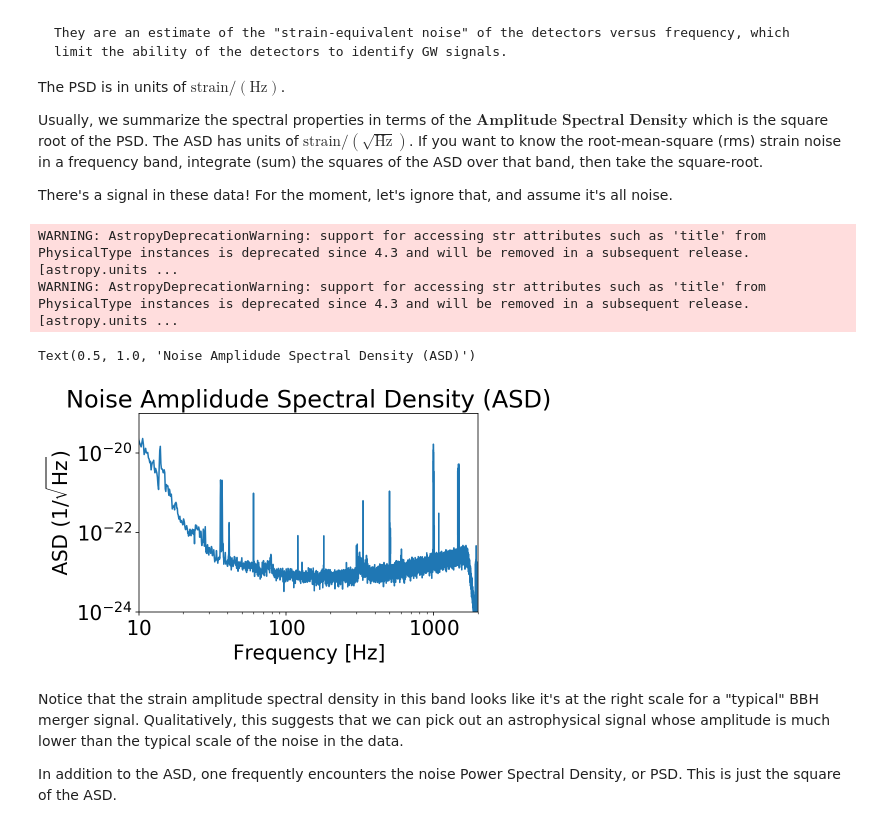
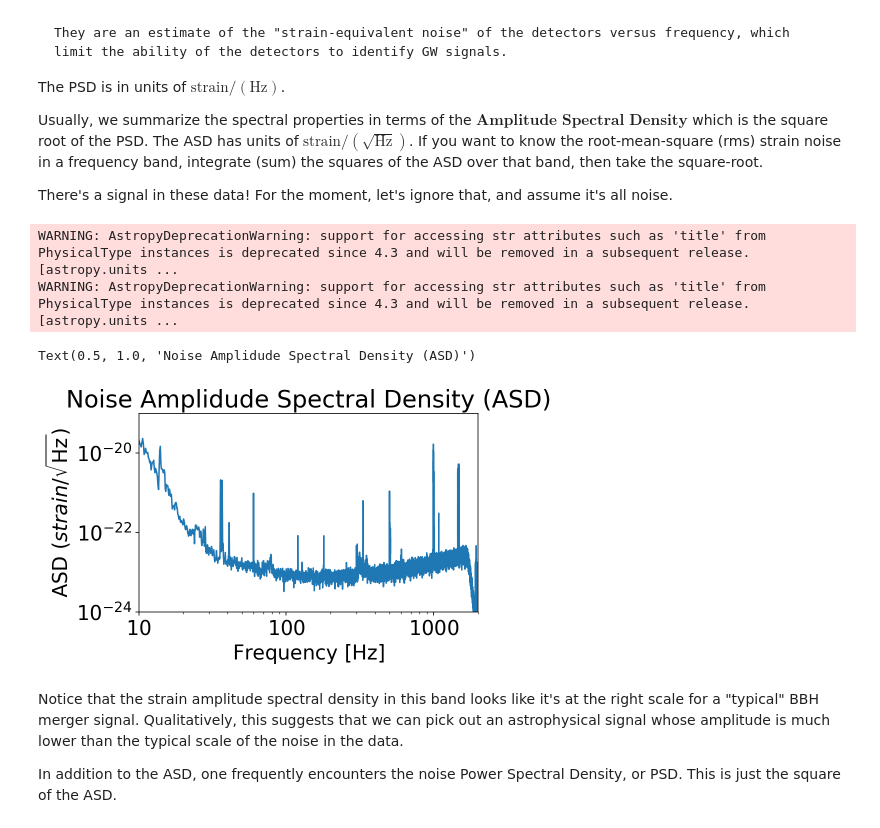
Before and after one commit to rory-smith/Lectures-on-inference-in-GW-astronomy, a Jupyter notebook: Lecture_1_Intro_to_LIGO_data_and_signals_adelaide.ipynb, the cells around one changed output. Cells and saved outputs as stored; diff of their text form; code cells hidden in the pictures.

```diff
--- a/Lecture_1_Intro_to_LIGO_data_and_signals_adelaide.ipynb
+++ b/Lecture_1_Intro_to_LIGO_data_and_signals_adelaide.ipynb
@@ -375,16 +375,16 @@ There's a signal in these data! For the moment, let's ignore that, and assume it
 # %%
 # -- Plot ASD
 # fft length of 8 sec
 fig2 = strain.asd(fftlength=8).plot()
 plt.xlim(10,2000)
 plt.ylim(1e-24, 1e-19)
-plt.ylabel("ASD ($1/\sqrt{\mathrm{Hz}}$)")
+plt.ylabel("ASD ($strain/\sqrt{\mathrm{Hz}}$)")
 plt.title("Noise Amplidude Spectral Density (ASD)")
 # %% [output]
 WARNING: AstropyDeprecationWarning: support for accessing str attributes such as 'title' from PhysicalType instances is deprecated since 4.3 and will be removed in a subsequent release. [astropy.units ...
 WARNING: AstropyDeprecationWarning: support for accessing str attributes such as 'title' from PhysicalType instances is deprecated since 4.3 and will be removed in a subsequent release. [astropy.units ...
 Text(0.5, 1.0, 'Noise Amplidude Spectral Density (ASD)')
-[figure, old version]
+[figure, new version]
 # %% [markdown]
 Notice that the strain amplitude spectral density in this band looks like it's at the right scale for a "typical" BBH merger signal. Qualitatively, this suggests that we can pick out an astrophysical signal whose amplitude is much lower than the typical scale of the noise in the data.
 
```
Also changed, not shown: parts of 7 cells of this notebook.
